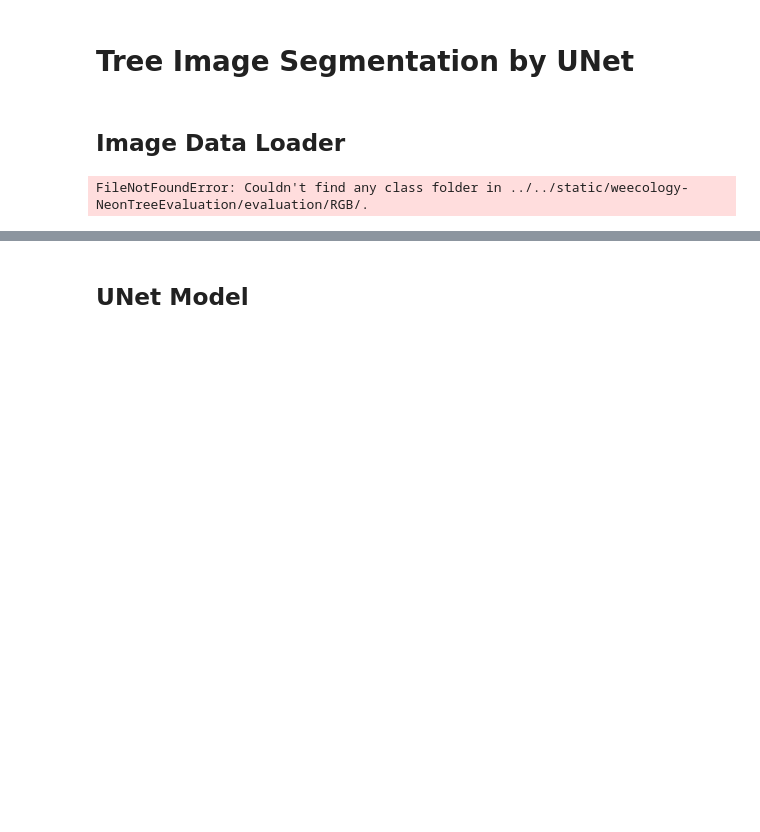
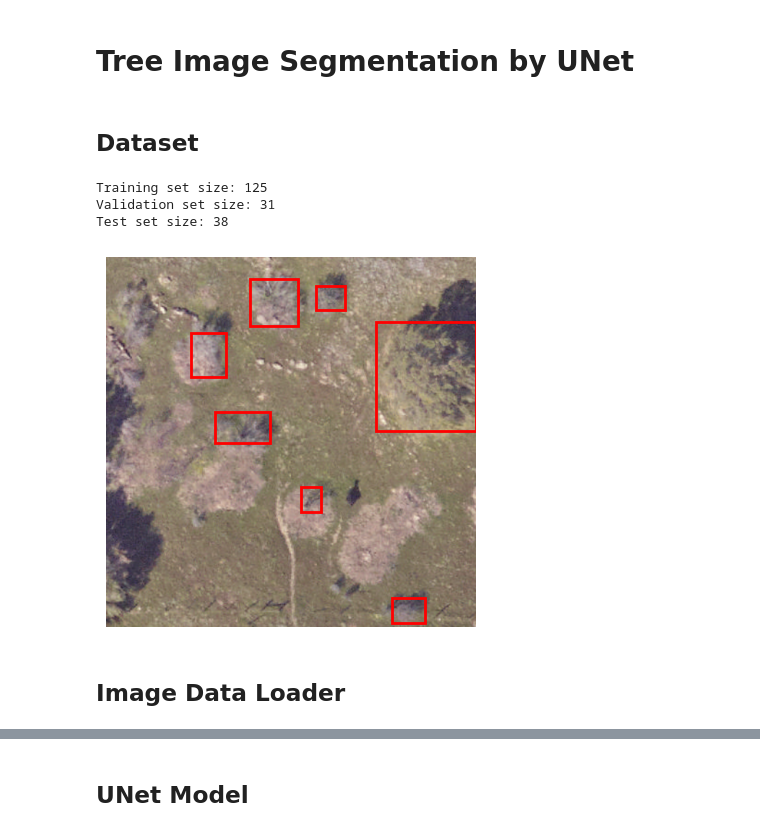
Before and after one commit to GreatDanPeng/TreeCrownDetection, a Jupyter notebook: model/UNet/UNet.ipynb, the cells around one changed output, grey strips where cells are left out. Drawn from its saved outputs; the diff is of its cells as text; code cells hidden in the pictures; blank space fills up the shorter version.

```diff
--- a/model/UNet/UNet.ipynb
+++ b/model/UNet/UNet.ipynb
@@ -15,0 +21,2 @@ from torch.utils.data import DataLoader, Dataset
+# %% [markdown]
+## Dataset
@@ -16,50 +140,26 @@ from torch.utils.data import DataLoader, Dataset
+# %%
+from torchvision import transforms
+
+# Define any image transformations
+
+# Example usage
+image_dir = "../../static/weecology-NeonTreeEvaluation/evaluation/RGB"
+xml_dir = "../../static/weecology-NeonTreeEvaluation/annotations"
+
+# Split datasets and create loaders
+train_dataset, val_dataset, test_dataset = create_datasets(image_dir, xml_dir, transform=None)
+
+# Verify dataset sizes
+print("Training set size:", len(train_dataset))
+print("Validation set size:", len(val_dataset))
+print("Test set size:", len(test_dataset))
+
+# Example of showing an image with annotations
+train_dataset.dataset.show_with_annotations(train_dataset.indices[0])  # Access the underlying dataset in the split
+# %% [output]
+Training set size: 125
+Validation set size: 31
+Test set size: 38
+[figure, added]
 # %% [markdown]
 ## Image Data Loader
-# %%
-from torchvision import transforms, datasets
-from torch.utils.data import DataLoader, Dataset
-import torchvision
-
-annotation_folders = os.listdir('../../static/weecology-NeonTreeEvaluation/annotations')
-def ImageLoader(path):
-    img = datasets.folder.default_loader(path) # default loader
-    # Get bounding box
-    breed_folder = [x for x in annotation_folders if path.split('/')[-1].split('_')[0] in x][0]
-    annotation_path = os.path.join('static/weecology-NeonTreeEvaluation/annotations', breed_folder, path.split('/')[-1][:-4])
-
-    tree = ET.parse(annotation_path)
-    root = tree.getroot()
-    objects = root.findall('object')
-    for obj in objects:
-        bndbox = obj.find('bndbox')
-        xmin = int(bndbox.find('xmin').text)
-        ymin = int(bndbox.find('ymin').text)
-        xmax = int(bndbox.find('xmax').text)
-        ymax = int(bndbox.find('ymax').text)
-    bbox = (xmin, ymin, xmax, ymax)
-
-    # return cropped image
-    img = img.crop(bbox)
-    img = img.resize((64, 64), Image.ANTIALIAS)
-    return img
-
-
-
-# Data Pre-procesing and Augmentation (Experiment on your own)
-random_transforms = [transforms.ColorJitter(), transforms.RandomRotation(degrees=20)]
-
-transform = transforms.Compose([
-                                transforms.CenterCrop(64),
-                                transforms.RandomHorizontalFlip(p=0.5),
-                                transforms.RandomApply(random_transforms, p=0.3),
-                                transforms.ToTensor(),
-                                transforms.Normalize((0.5, 0.5, 0.5), (0.5, 0.5, 0.5))])
-
-# The dataset (example)
-dataset = torchvision.datasets.ImageFolder(
-    '../../static/weecology-NeonTreeEvaluation/evaluation/RGB/',
-    loader=ImageLoader, # THE CUSTOM LOADER
-    transform=transform
-)
-# %% [output]
-FileNotFoundError: Couldn't find any class folder in ../../static/weecology-NeonTreeEvaluation/evaluation/RGB/.
```
Also changed, not shown: parts of 10 cells of this notebook, 2 other files.
